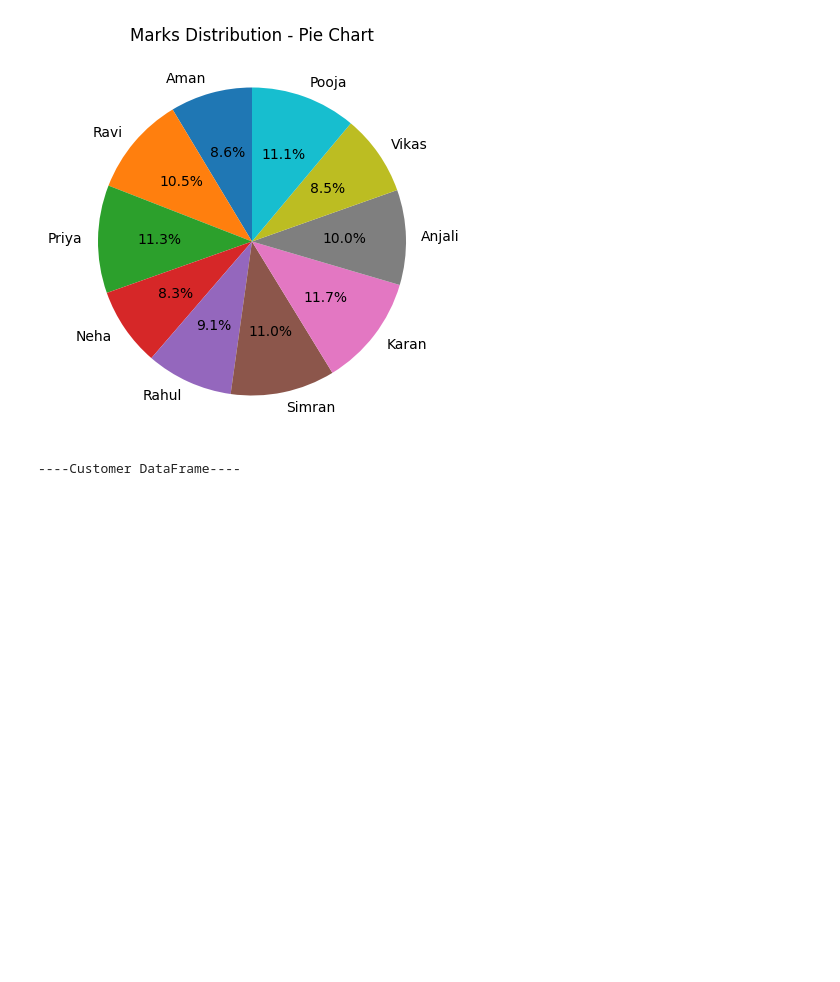
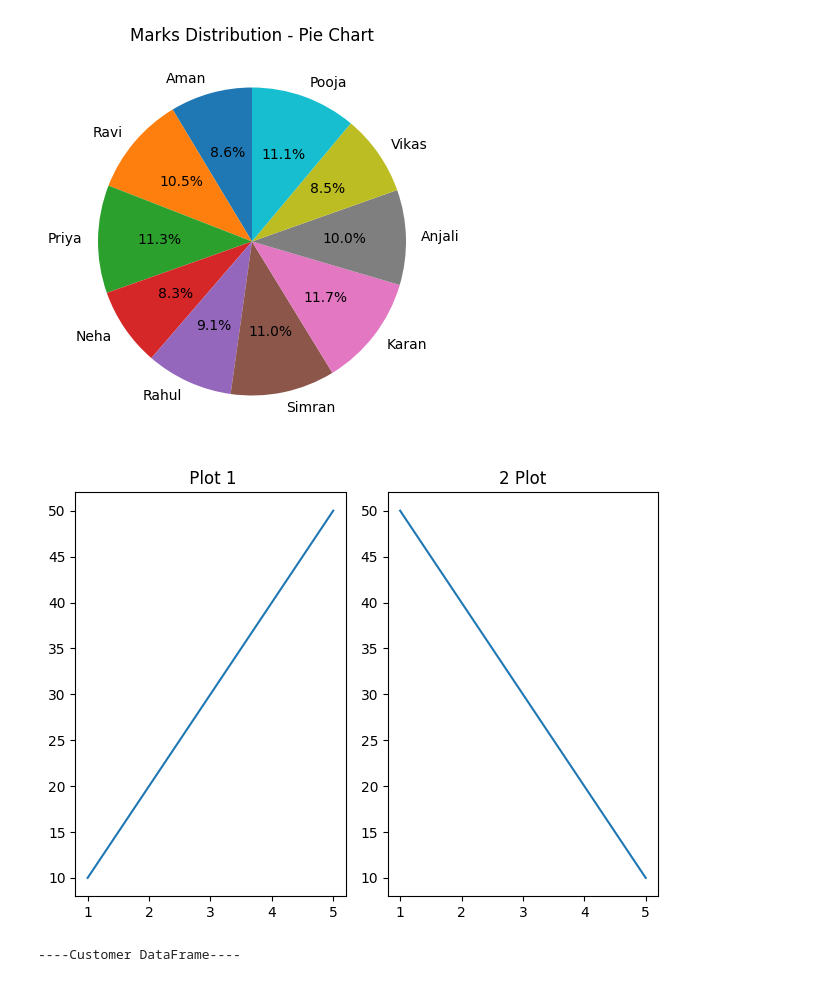
Before and after one commit to Saksham-Xtreme/Machine_Learning_Study, a Jupyter notebook: MatPlotLib.ipynb, the cells around one changed output. Drawn from its saved outputs; the diff is of its cells as text; code cells hidden in the pictures; blank space fills up the shorter version.

```diff
--- a/MatPlotLib.ipynb
+++ b/MatPlotLib.ipynb
@@ -32,6 +32,10 @@ plt.grid(True)
 plt.show()
 
 #--------- HISTOGRAM --------
+# It is used to show the fancy distribution of the numerical data using range interveals and put them in the bins
+# shows how many values in the hist
+
+
 
 print("\n")
 plt.figure(figsize= (8, 5))
@@ -43,33 +47,72 @@ plt.title("Marks Distribution - Histogram")
 plt.grid(True)
 plt.show()
 
 # ------ Scatter Plot -------
+# show relnship btw scatter plot
+# A scatter plot is used to show the relnship between two medical variables
+
 
 print("\n")
 plt.figure(figsize= (8, 5))
 
 plt.scatter(names, marks, color= "green", marker= "*", s=80)
 plt.xlabel("Names")
 plt.ylabel("Marks")
 plt.title("Marks of 10 Persons - Scatter Plot")
 plt.colorbar(label= "Marks")
 plt.grid(True)
 # plt.grid(True)
 plt.show()
 
 #------PIE CHART -----------
+# it represents data as quotient or percentage of whole the complete circle represents 100%
+
+
+
 print("\n")
 plt.figure(figsize= (8, 5))
 
 plt.pie(marks, labels= names, autopct= "%1.1f%%", startangle= 90)
 plt.title("Marks Distribution - Pie Chart")
 plt.show()
+
+#Customizing plots :- to make it more clear and more attractive and esy to understand
+# for example we can do title , fig size , x - y lable
+
+
+# --- SUBPLOT : multiplot in figs ------
+
+
+# subplot(rows, colms, postn)
+
+print("\n")
+x = [1, 2, 3, 4, 5]
+y1 = [10, 20, 30, 40, 50]
+y2 = [50, 40, 30, 20, 10]
+
+plt.subplot(1,2,1)
+plt.plot(x, y1)
+plt.title(" Plot 1")
+
+plt.subplot(1,2,2)
+plt.plot(x, y2)
+plt.title("2 Plot")
+
+plt.tight_layout()
+plt.show()
+
+
+# Types of data
+# numerical data ( represented by nums ) and categorical data
+# inside numercial :- discreete ( contains countable values) and continous data
+# inside categorical data :- nominal ( categories without any order) and ordinal (categoires with a meaningful order) data
 # %% [output]
 [figure]
 [figure]
 [figure]
 [figure]
 [figure]
+[figure, added]
 # %%
 import pandas as pd
 
```
